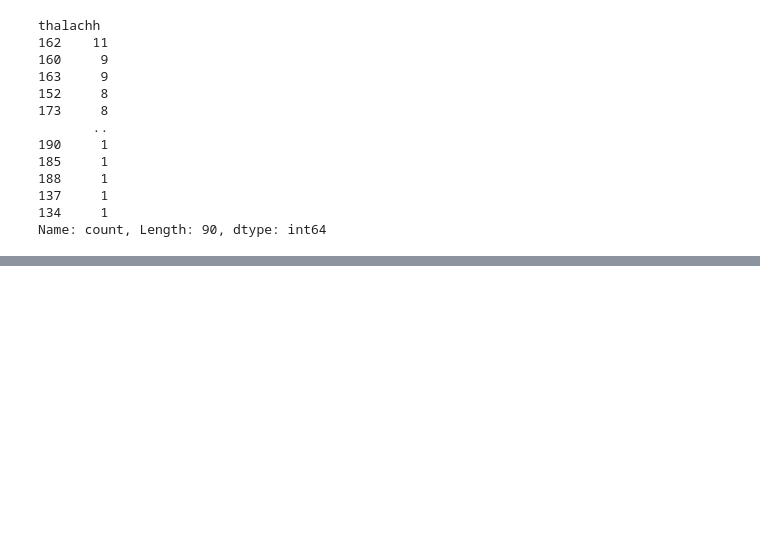
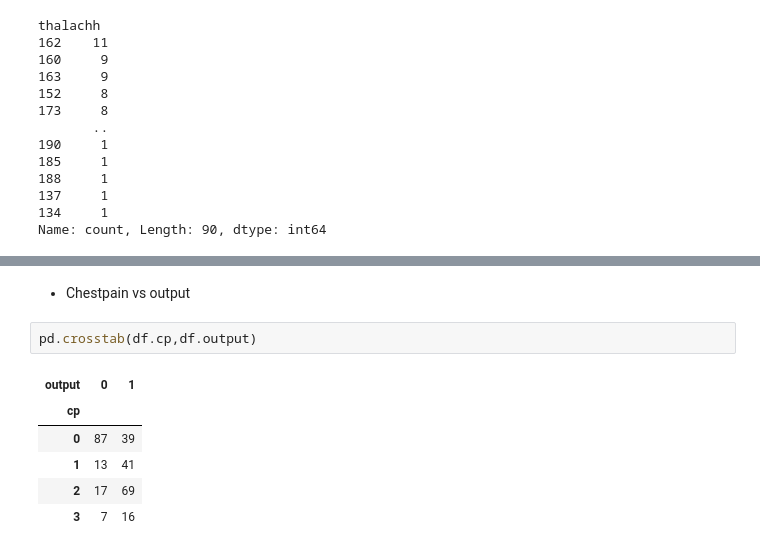
Before and after one commit to FairozAhmadSheikh/Machine_and_Deep_Learning_Basic_To_Advance, a Jupyter notebook: For_Hospital_using_heart_disease.ipynb, the cells around one changed output, grey strips where cells are left out. Drawn from its saved outputs; the diff is of its cells as text; blank space fills up the shorter version.

```diff
--- a/For_Hospital_using_heart_disease.ipynb
+++ b/For_Hospital_using_heart_disease.ipynb
@@ -147,0 +153,11 @@ AttributeError: 'DataFrame' object has no attribute 'thalach'
+# %% [markdown]
+* Chestpain vs output
+# %%
+pd.crosstab(df.cp,df.output)
+# %% [output]
+| output | 0 | 1 |
+| cp |  |  |
+| 0 | 87 | 39 |
+| 1 | 13 | 41 |
+| 2 | 17 | 69 |
+| 3 | 7 | 16 |
```
Also changed, not shown: parts of 3 cells of this notebook.
